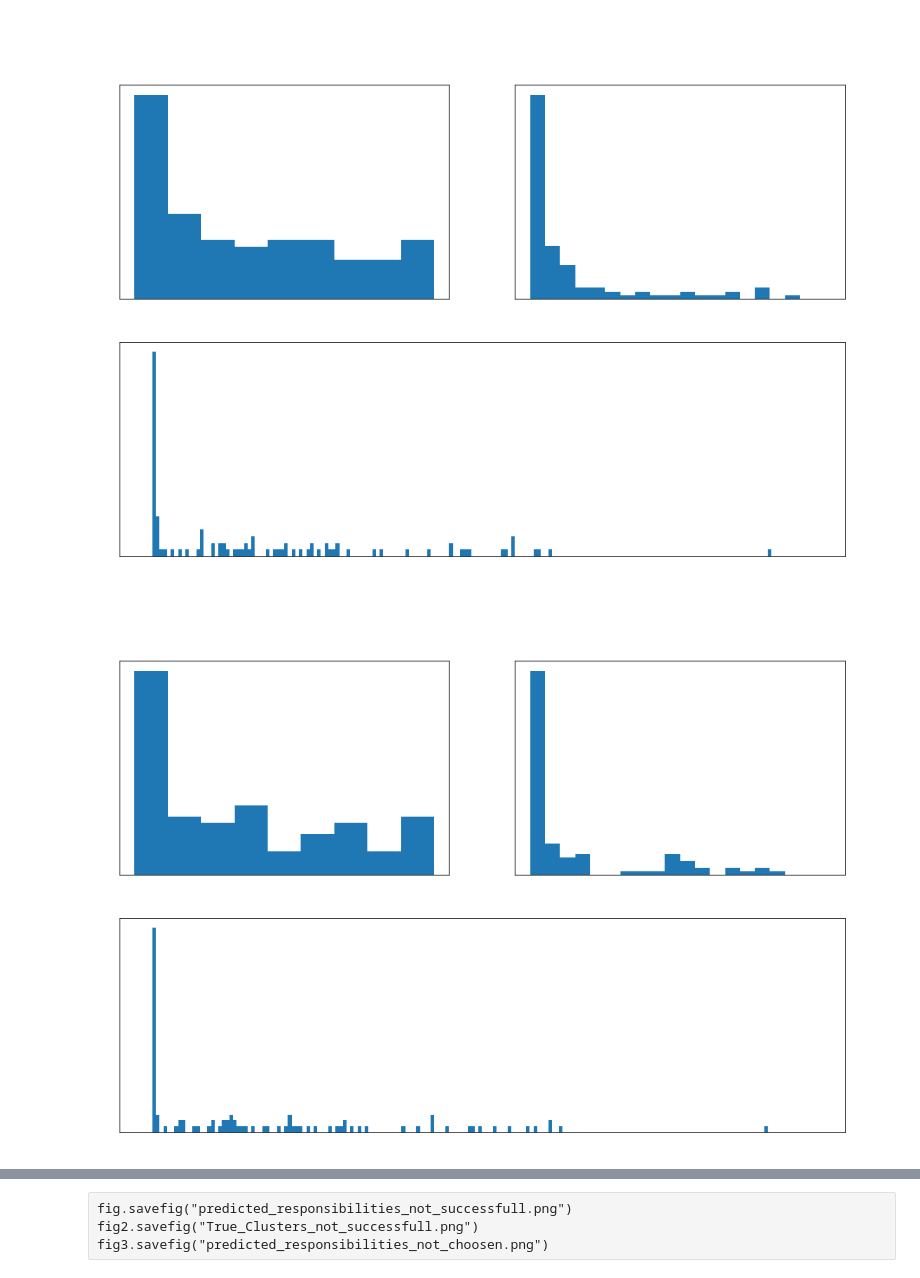
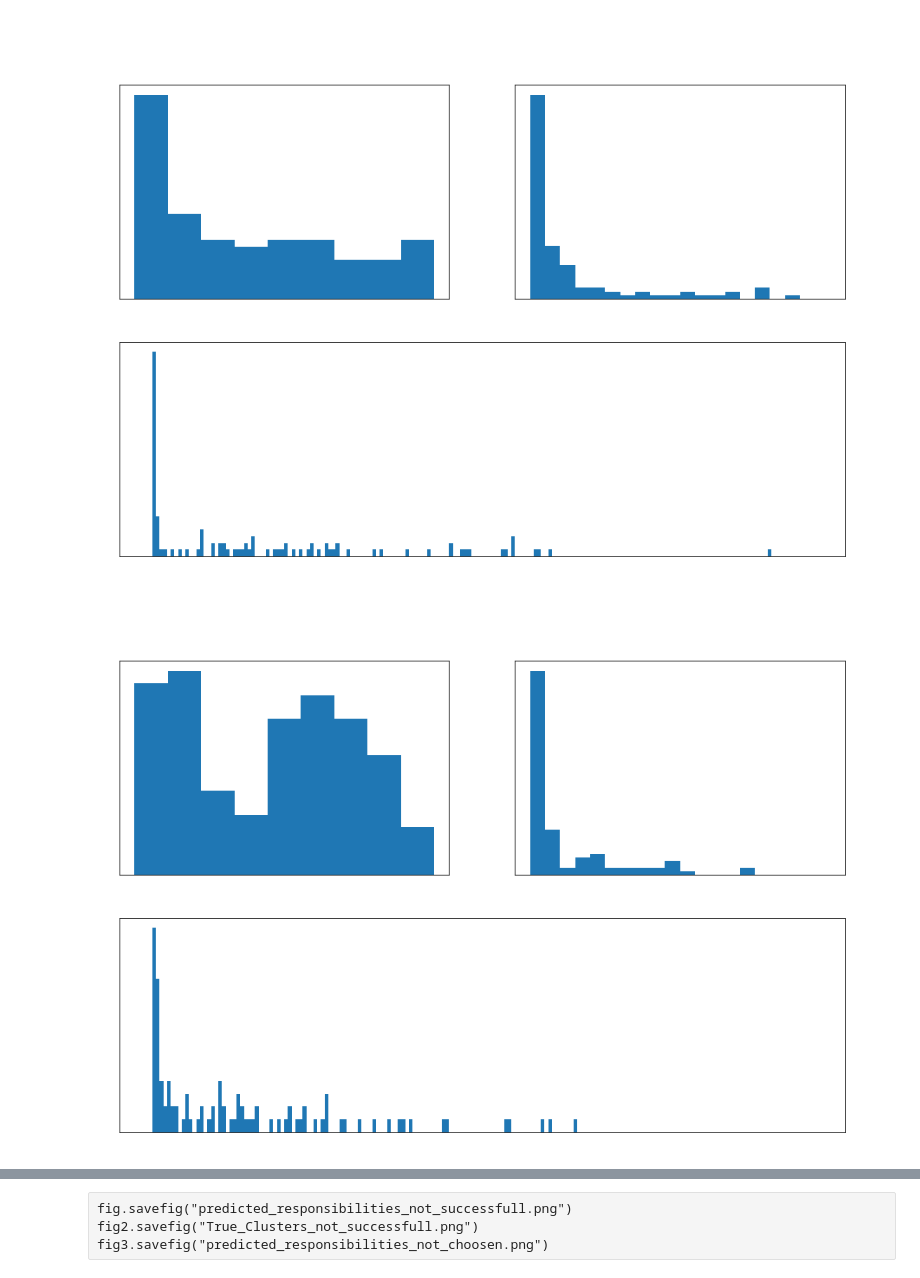
Before and after one commit to Habiger/Cluster_TDDS, a Jupyter notebook: Analysis_of_MC_notebook_2.ipynb, the cells around one changed output, grey strips where cells are left out. Drawn from its saved outputs; the diff is of its cells as text; code cells hidden in the pictures.

```diff
--- a/Analysis_of_MC_notebook_2.ipynb
+++ b/Analysis_of_MC_notebook_2.ipynb
@@ -77,12 +77,12 @@ plot_ranks_of_best_model(df_scores, rank, init_routine)#)
 [figure]
 # %%
 from plotting.mc_simulation.best_model_position.plot import plot_ranks_of_best_model
-rank = "AIC_rank" #"Total_rank_rank" #
+rank = "CH_rank" #"Total_rank_rank" #
 init_routine = "random_inside"
 #TODO CH_rank has best intra but worst inter rank profile -> more research
 plot_ranks_of_best_model(df_scores, rank, init_routine)#)
 # %% [output]
-[figure, old version]
+[figure, new version]
 # %%
 pd.set_option('display.max_columns', None)
 #cols = [ 'param_index', 'll', 'AIC', 'BIC', 'silhouette', 'll_rank', 'AIC_rank', 'BIC_rank',"TOTAL_rank", 'silhouette_rank',"CH_rank", 'identified_cluster', "N_cluster",'True_Cluster_number']
```
Also changed, not shown: parts of 5 cells of this notebook, 8 other files.
